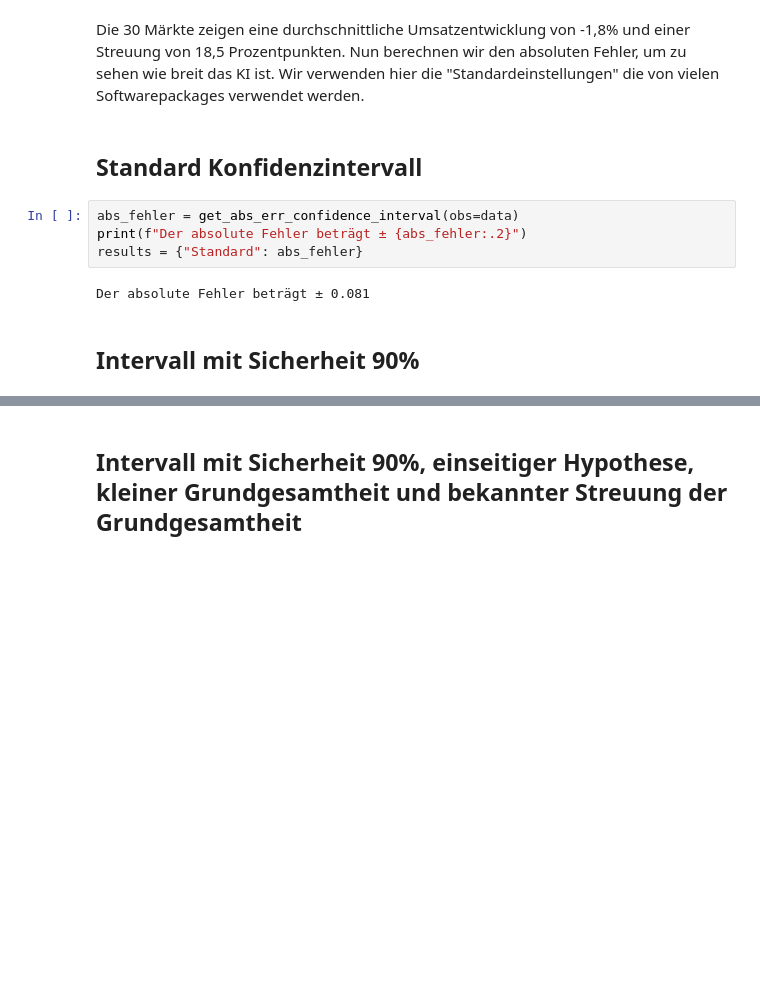
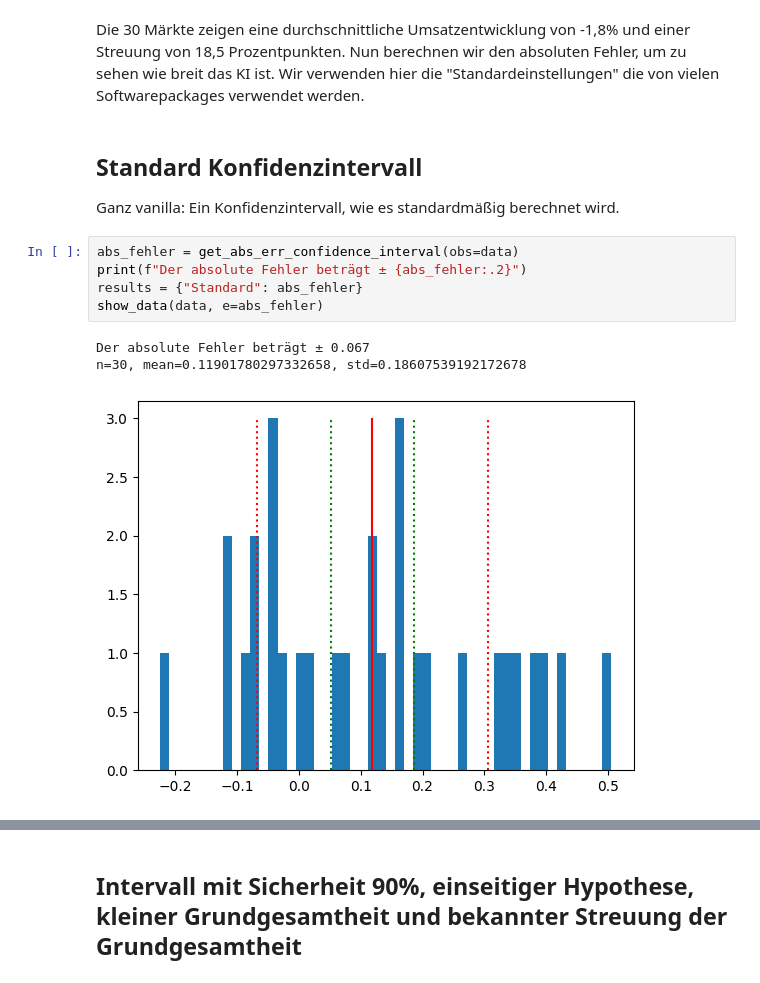
Before and after one commit to mennenoeh/intro_to_stats, a Jupyter notebook: intro_to_inductive_stats.ipynb, the cells around one changed output, grey strips where cells are left out. Drawn from its saved outputs; the diff is of its cells as text; blank space fills up the shorter version.

```diff
--- a/intro_to_inductive_stats.ipynb
+++ b/intro_to_inductive_stats.ipynb
@@ -121,12 +121,14 @@ n=30, mean=-0.029045449615452034, std=0.21651137463317033
 # %% [markdown]
 Die 30 Märkte zeigen eine durchschnittliche Umsatzentwicklung von -1,8% und einer Streuung von 18,5 Prozentpunkten. Nun berechnen wir den absoluten Fehler, um zu sehen wie breit das KI ist. Wir verwenden hier die "Standardeinstellungen" die von vielen Softwarepackages verwendet werden.
-# %% [markdown]
-## Standard Konfidenzintervall
+# %% [markdown]
+## Standard Konfidenzintervall
+Ganz vanilla: Ein Konfidenzintervall, wie es standardmäßig berechnet wird.
 # %%
 abs_fehler = get_abs_err_confidence_interval(obs=data)
 print(f"Der absolute Fehler beträgt ± {abs_fehler:.2}")
 results = {"Standard": abs_fehler}
+show_data(data, e=abs_fehler)
 # %% [output]
-Der absolute Fehler beträgt ± 0.081
+Der absolute Fehler beträgt ± 0.067
+n=30, mean=0.11901780297332658, std=0.18607539192172678
+[figure, added]
-# %% [markdown]
-## Intervall mit Sicherheit 90%
```
Also changed, not shown: parts of 16 cells of this notebook.
